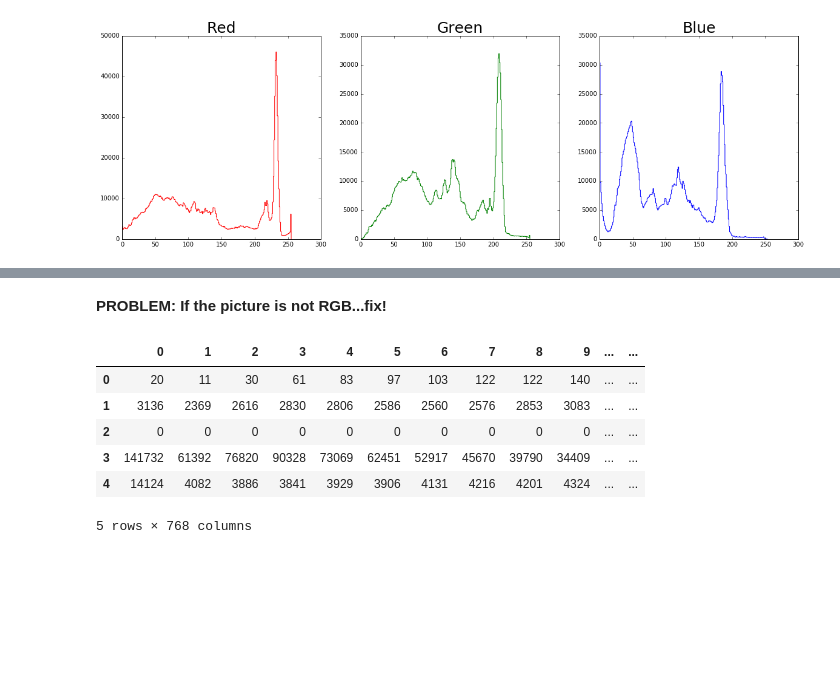
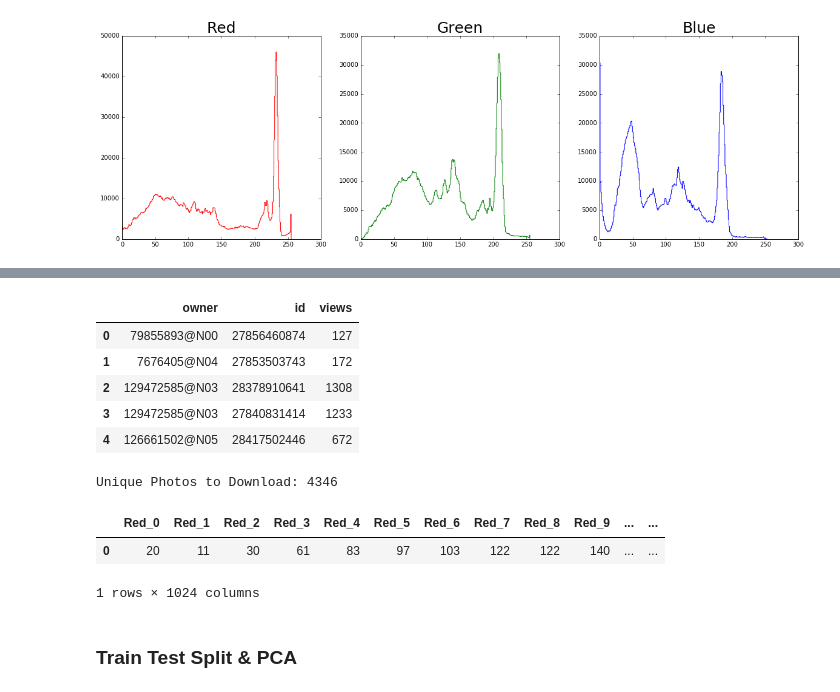
Before and after one commit to MPMakris/Photo_Pro, a Jupyter notebook: notebooks/playing_with_pictures.ipynb, the cells around one changed output, grey strips where cells are left out. Saved outputs shown, nothing was run; the diff lists cells and outputs as text; code cells hidden in the pictures; blank space fills up the shorter version.

Commit message:
first shitty model on small shard of data

```diff
--- a/notebooks/playing_with_pictures.ipynb
+++ b/notebooks/playing_with_pictures.ipynb
@@ -205,2 +288,0 @@ IndexError: too many indices for array
-# %% [markdown]
-**PROBLEM: If the picture is not RGB...fix!**
@@ -209,10 +291,33 @@ df = pd.DataFrame(data=store[0:100, :], dtype=int)
+# %%
+df = pd.DataFrame(data=store, dtype=int, columns=column_feature_names, index=names)
+owners = []
+ids= []
+for name in names:
+    owner, ID = split_img_name(name)
+    owners.append(owner)
+    ids.append(int(ID))
+df['owner'] = owners
+df['id'] = ids
+# %%
+df_meta = pd.read_csv('../data/tables/LANDSCAPE/flickr_image_search_for_LANDSCAPE_100.csv', usecols=['owner', 'id', 'views'])
+# %%
+df_meta.head()
+# %% [output]
+|  | owner | id | views |
+| 0 | 79855893@N00 | 27856460874 | 127 |
+| 1 | 7676405@N04 | 27853503743 | 172 |
+| 2 | 129472585@N03 | 28378910641 | 1308 |
+| 3 | 129472585@N03 | 27840831414 | 1233 |
+| 4 | 126661502@N05 | 28417502446 | 672 |
+# %%
+df_meta = drop_duplicates(df_meta)
+# %% [output]
+Unique Photos to Download: 4346
+# %%
+df = pd.merge(df, df_meta, on=['owner', 'id'], how='left')
 # %%
-df.head()
+df.head(1)
 # %% [output]
-|  | 0 | 1 | 2 | 3 | 4 | 5 | 6 | 7 | 8 | 9 | ... | ... |
+|  | Red_0 | Red_1 | Red_2 | Red_3 | Red_4 | Red_5 | Red_6 | Red_7 | Red_8 | Red_9 | ... | ... |
 | 0 | 20 | 11 | 30 | 61 | 83 | 97 | 103 | 122 | 122 | 140 | ... | ... |
-| 1 | 3136 | 2369 | 2616 | 2830 | 2806 | 2586 | 2560 | 2576 | 2853 | 3083 | ... | ... |
-| 2 | 0 | 0 | 0 | 0 | 0 | 0 | 0 | 0 | 0 | 0 | ... | ... |
-| 3 | 141732 | 61392 | 76820 | 90328 | 73069 | 62451 | 52917 | 45670 | 39790 | 34409 | ... | ... |
-| 4 | 14124 | 4082 | 3886 | 3841 | 3929 | 3906 | 4131 | 4216 | 4201 | 4324 | ... | ... |
-5 rows × 768 columns
+1 rows × 1024 columns
@@ -218,0 +329,2 @@ df.head()
+# %% [markdown]
+### Train Test Split & PCA
```
Also changed, not shown: parts of 23 cells of this notebook.
